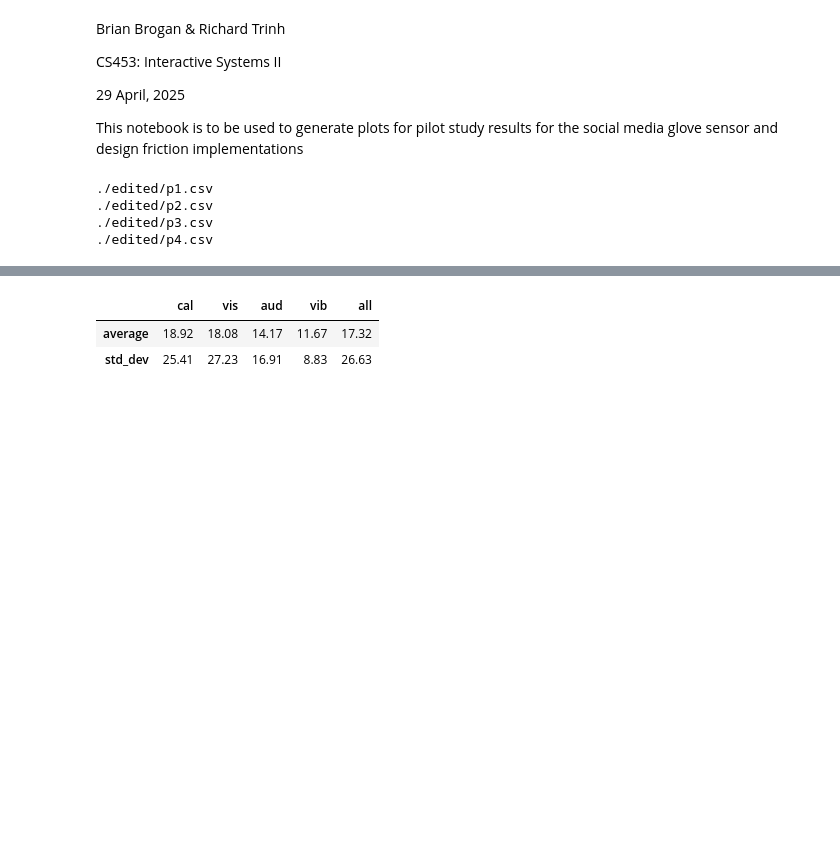
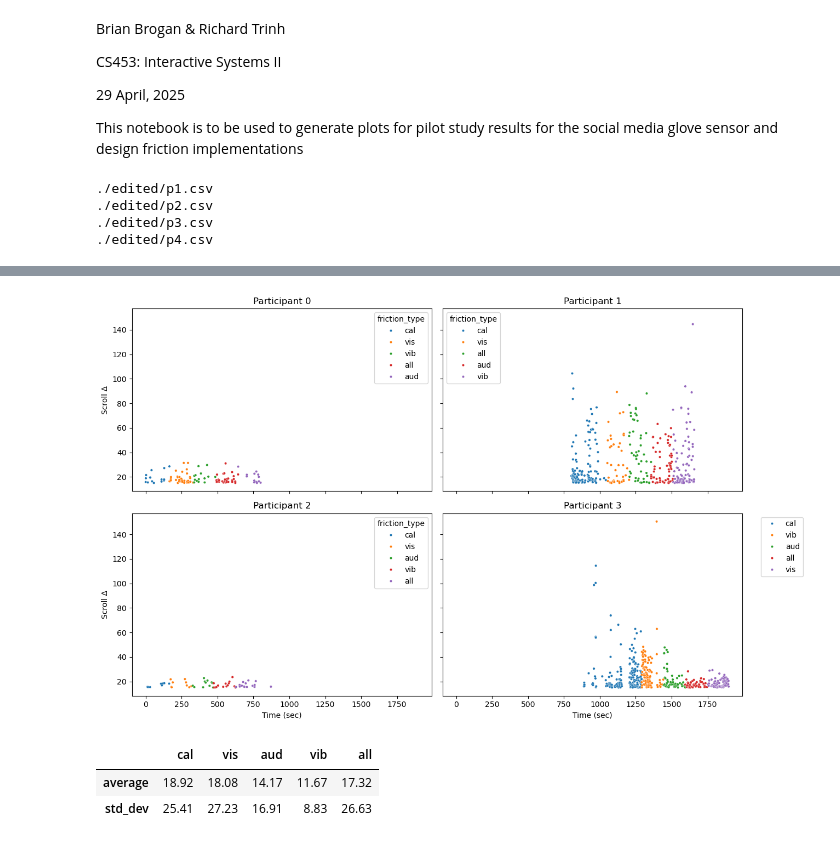
Before and after one commit to brigbrog/Scroll-Sensing-Visual-Array, a Jupyter notebook: analysis/pilot_study_graphmaker.ipynb, the cells around one changed output, grey strips where cells are left out. Drawn from its saved outputs; the diff is of its cells as text; code cells hidden in the pictures; blank space fills up the shorter version.

```diff
--- a/analysis/pilot_study_graphmaker.ipynb
+++ b/analysis/pilot_study_graphmaker.ipynb
@@ -66,3 +66,33 @@ all
+# %%
+participants = [P1_FILE, P2_FILE, P3_FILE, P4_FILE]
+
+fig, axes = plt.subplots(2, 2, figsize=(12, 8), sharex=True, sharey=True)
+
+for i, participant_file in enumerate(participants):
+    id_df = pd.read_csv(participant_file)
+
+    ax = axes[i // 2, i % 2]  # get subplot position
+
+    sns.scatterplot(
+        data=id_df,
+        x="time_sec",
+        y="scroll_freq",
+        hue="friction_type",
+        ax=ax,
+        palette="tab10",
+        s=10  # smaller points for clarity
+    )
+
+    ax.set_title(f"Participant {i}")
+    ax.set_xlabel("Time (sec)")
+    ax.set_ylabel("Scroll Δ")
+
+# Adjust layout
+plt.tight_layout()
+plt.legend(bbox_to_anchor=(1.05, 1), loc='upper left')
+plt.show()
+# %% [output]
+[figure, added]
 # %%
 deltas = {fric: [] for fric in fric_order}
 
```
Also changed, not shown: parts of 9 cells of this notebook.
